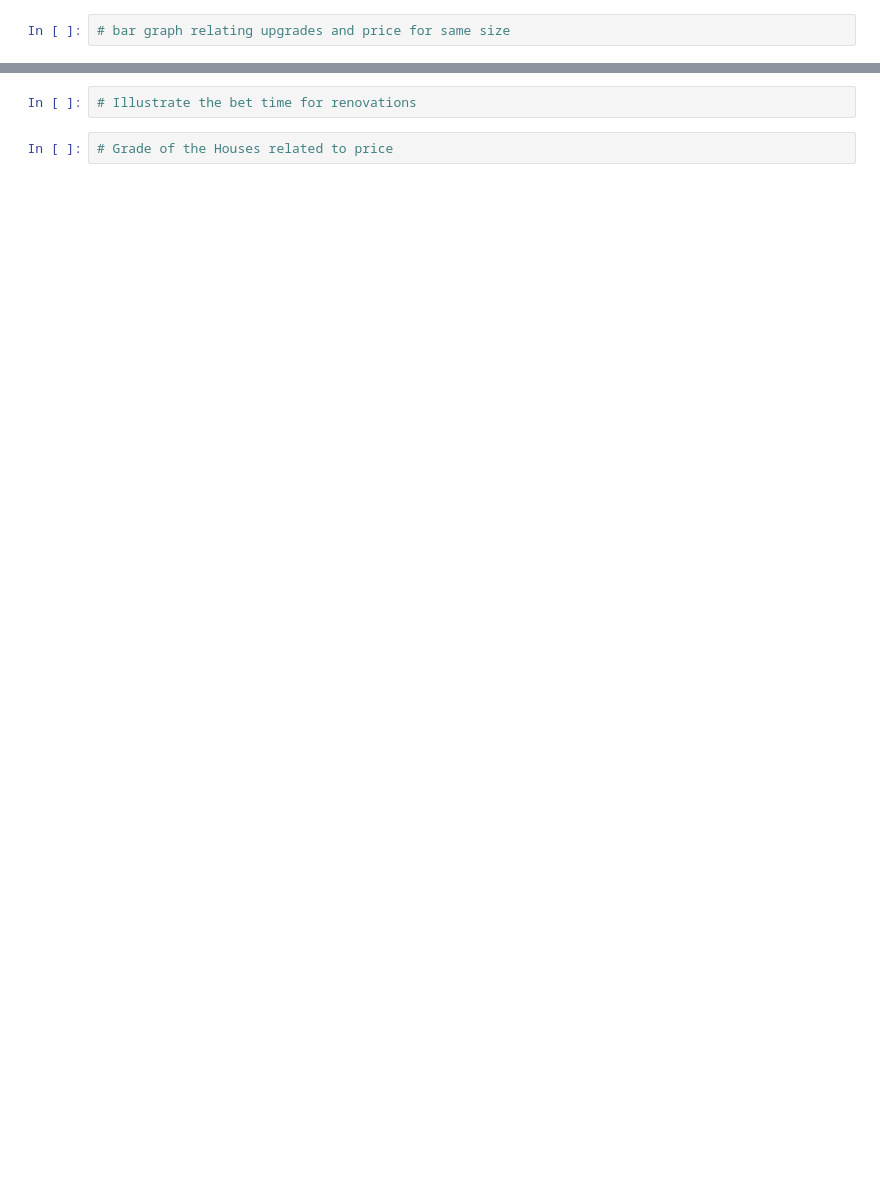
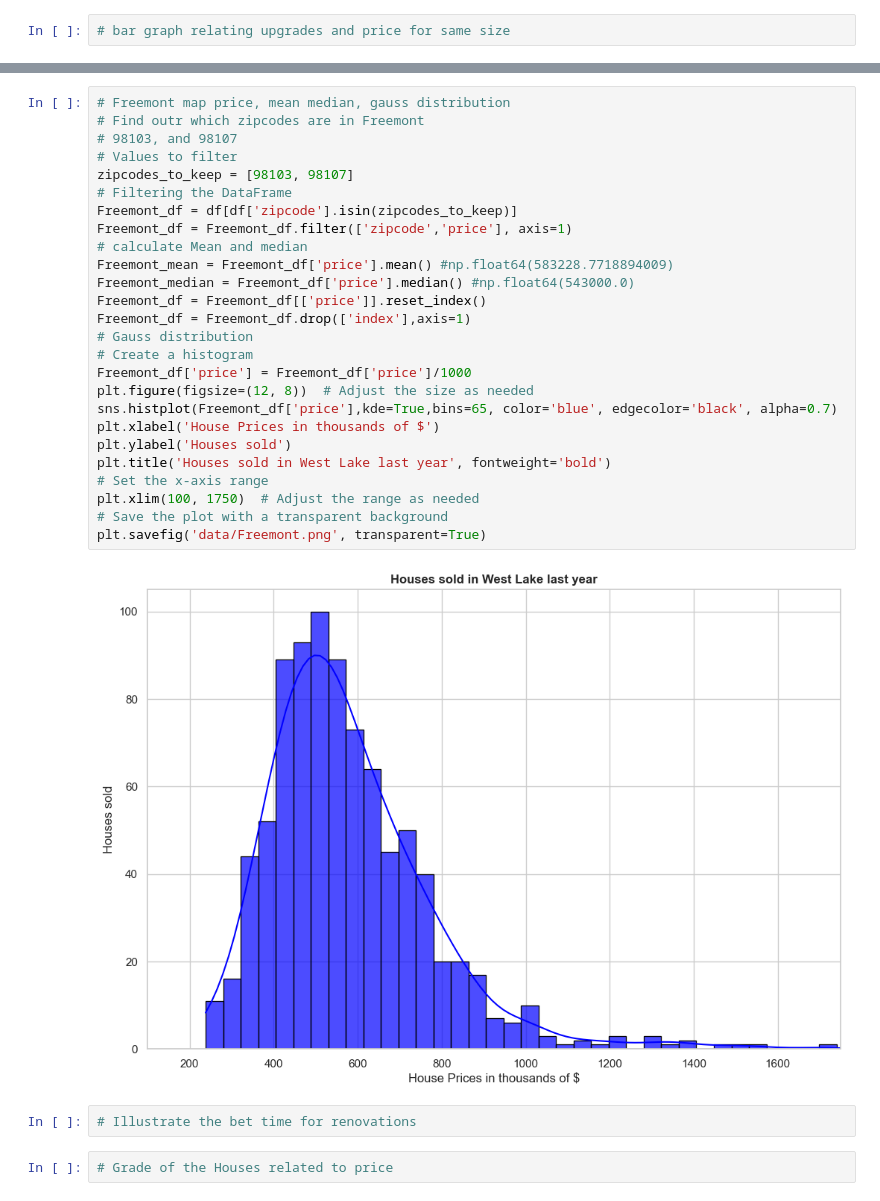
Before and after one commit to BasaJess/250213_DS_EDA_Project, a Jupyter notebook: 3_EDA_Excercise.ipynb, the cells around one changed output, grey strips where cells are left out. Drawn from its saved outputs; the diff is of its cells as text; blank space fills up the shorter version.

```diff
--- a/3_EDA_Excercise.ipynb
+++ b/3_EDA_Excercise.ipynb
@@ -335,3 +410,31 @@ m3
+# %%
+# Freemont map price, mean median, gauss distribution
+# Find outr which zipcodes are in Freemont
+# 98103, and 98107
+# Values to filter
+zipcodes_to_keep = [98103, 98107]
+# Filtering the DataFrame
+Freemont_df = df[df['zipcode'].isin(zipcodes_to_keep)]
+Freemont_df = Freemont_df.filter(['zipcode','price'], axis=1)
+# calculate Mean and median
+Freemont_mean = Freemont_df['price'].mean() #np.float64(583228.7718894009)
+Freemont_median = Freemont_df['price'].median() #np.float64(543000.0)
+Freemont_df = Freemont_df[['price']].reset_index()
+Freemont_df = Freemont_df.drop(['index'],axis=1)
+# Gauss distribution
+# Create a histogram
+Freemont_df['price'] = Freemont_df['price']/1000
+plt.figure(figsize=(12, 8))  # Adjust the size as needed
+sns.histplot(Freemont_df['price'],kde=True,bins=65, color='blue', edgecolor='black', alpha=0.7)
+plt.xlabel('House Prices in thousands of $')
+plt.ylabel('Houses sold')
+plt.title('Houses sold in West Lake last year', fontweight='bold')
+# Set the x-axis range
+plt.xlim(100, 1750)  # Adjust the range as needed
+# Save the plot with a transparent background
+plt.savefig('data/Freemont.png', transparent=True)
+# %% [output]
+[figure, added]
 # %%
 # Illustrate the bet time for renovations
 # %%
```
Also changed, not shown: parts of 7 cells of this notebook, 6 other files.
